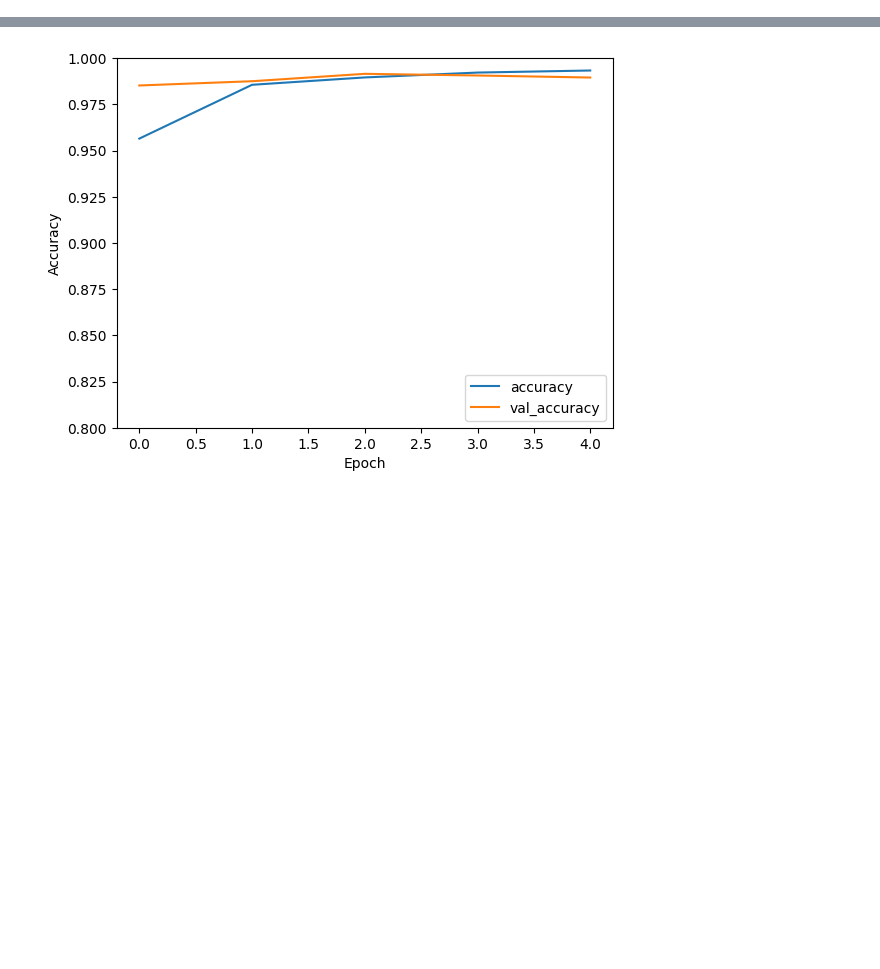
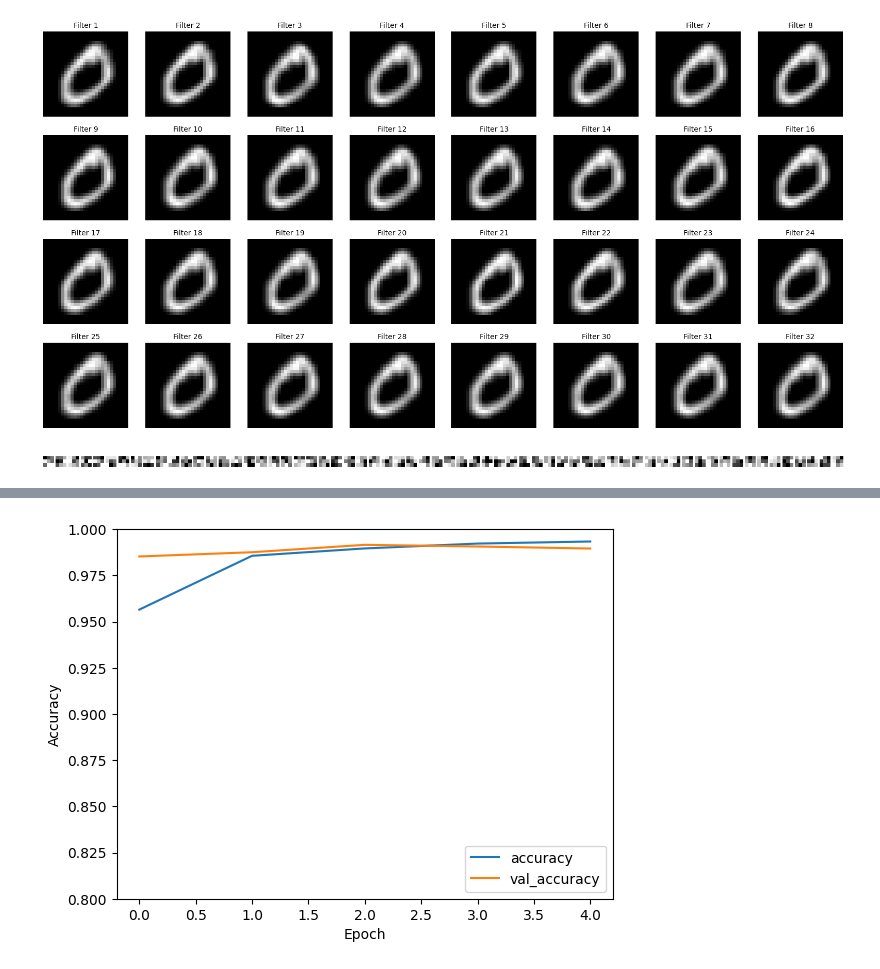
Before and after one commit to Nandini-Kanawade/BreakingUp_CNN, a Jupyter notebook: CNNVisualization.ipynb, the cells around one changed output, grey strips where cells are left out. Drawn from its saved outputs; the diff is of its cells as text; code cells hidden in the pictures; blank space fills up the shorter version.

```diff
--- a/CNNVisualization.ipynb
+++ b/CNNVisualization.ipynb
@@ -34,0 +113,71 @@ model.add(layers.Dense(10, activation='softmax'))
+# %%
+from keras.preprocessing.image import img_to_array
+
+# Assuming filters and biases are already obtained from the model
+filters, biases = model.layers[0].get_weights()
+
+# Normalize filters to the range 0-1
+f_min, f_max = filters.min(), filters.max()
+filters = (filters - f_min) / (f_max - f_min)
+
+# Create a sample image with all zeros (same dimensions as input)
+# For example, if the input shape is (28, 28, 1), use these dimensions
+sample_image = train_images[1]  # Adjust the size based on your model's input shape
+
+# Prepare the sample image by adding batch dimension
+sample_image_batch = np.expand_dims(sample_image, axis=0)
+
+# Define the number of filters and the grid dimensions
+n_filters = filters.shape[-1]
+n_rows, n_cols = 4, 8  # Adjust as needed
+
+# Create a figure with subplots
+fig, axs = plt.subplots(n_rows, n_cols, figsize=(20, 10))
+
+for i in range(n_filters):
+    ax = axs[i // n_cols, i % n_cols]
+
+    # Extract the ith filter
+    f = filters[:, :, :, i]
+
+    # Apply the filter to the sample image
+    # We need to apply the filter to the sample image using convolution
+    from scipy.signal import convolve2d
+    output_image = np.zeros_like(sample_image)
+
+    for j in range(sample_image.shape[2]):  # Iterate over channels (for grayscale it's just one)
+        output_image[:, :, j] = convolve2d(sample_image[:, :, j], f[:, :, j], mode='same', boundary='wrap')
+
+    # Display the result
+    ax.imshow(output_image[:, :, 0], cmap='gray')
+    ax.axis('off')
+    ax.set_title(f'Filter {i + 1}', fontsize=10)
+
+# Remove empty subplots if n_filters < n_rows * n_cols
+for j in range(n_filters, n_rows * n_cols):
+    fig.delaxes(axs[j // n_cols, j % n_cols])
+
+plt.show()
+# %% [output]
+[figure, added]
+# %%
+filters, biases = model.layers[2].get_weights()
+
+f_min, f_max = filters.min(), filters.max()
+filters = (filters - f_min) / (f_max - f_min)
+
+n_filters = 64
+fig, axs = plt.subplots(1, n_filters, figsize=(20, 8))
+
+for i in range(n_filters):
+    ax = axs[i]
+    # Extract the ith filter
+    f = filters[:, :, :, i]
+    # Since the filters are for grayscale images, they have only one channel
+    ax.imshow(f[:, :, 0], cmap='gray')
+    ax.axis('off')
+    #ax.set_title(f'Filter {i + 1}')
+
+plt.show()
+# %% [output]
+[figure, added]
```
Also changed, not shown: parts of 16 cells of this notebook.
